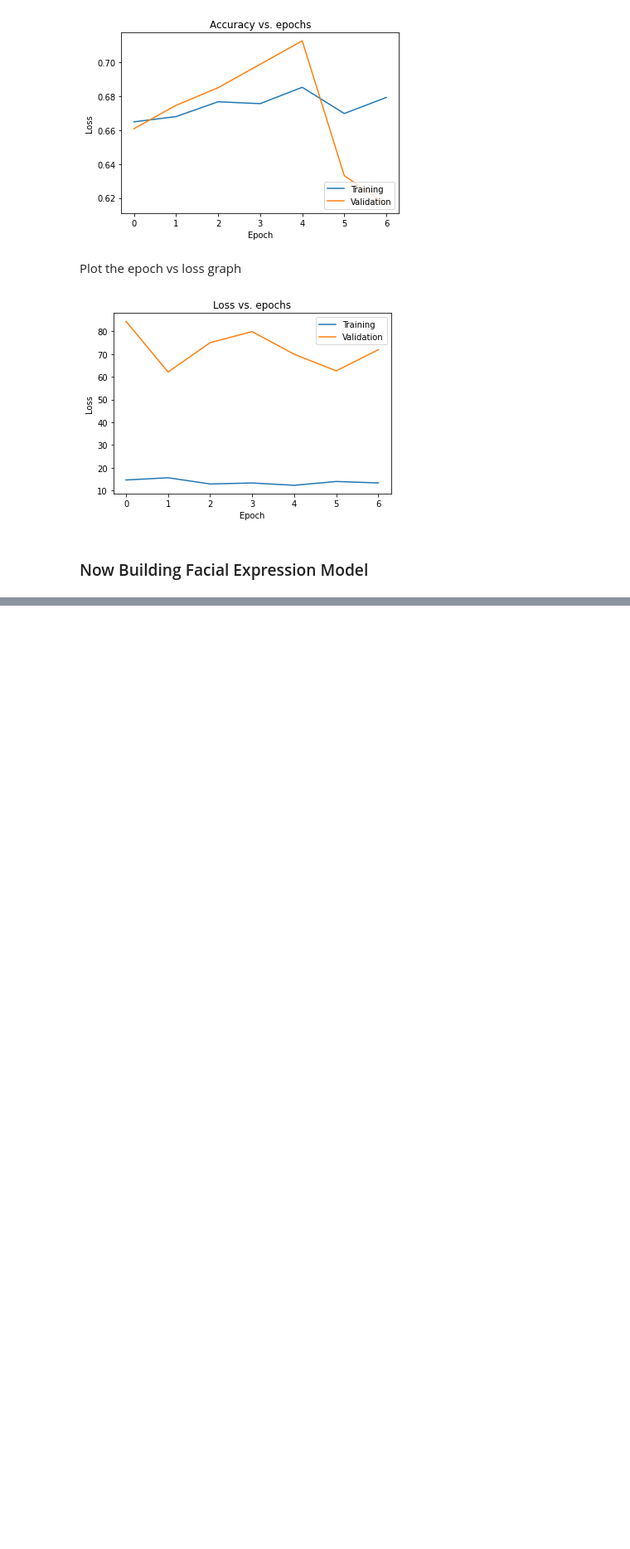
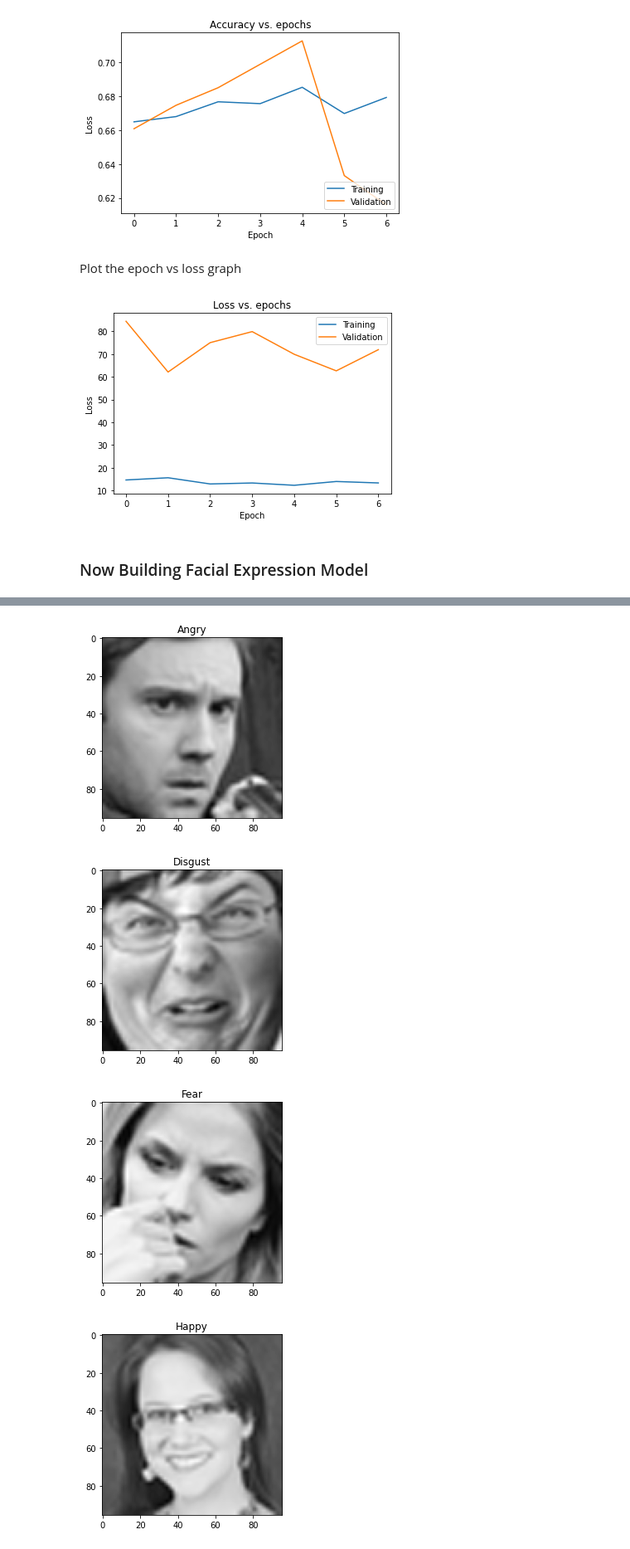
Before and after one commit to Satwikram/Emotion-AI, a Jupyter notebook: Emotion AI.ipynb, the cells around one changed output, grey strips where cells are left out. Shown at 83% size. Drawn from its saved outputs; the diff is of its cells as text; code cells hidden in the pictures; blank space fills up the shorter version.

```diff
--- a/Emotion AI.ipynb
+++ b/Emotion AI.ipynb
@@ -603,0 +691,2 @@ plt.show()
+# %%
+label_to_text = {0 : 'Angry', 1 : 'Disgust', 2 : 'Fear', 3 : 'Happy', 4 : 'Sad', 5 : 'Surprise', 6 : 'Neutral'}
@@ -603,0 +700,15 @@ plt.show()
+# %%
+emotions = [0, 1, 2, 3, 4, 5, 6]
+# %%
+for i in emotions:
+  data = facialexpression_df[facialexpression_df['emotion'] == i][:1]
+  img = data[' pixels'].item()
+  img = img.reshape(96, 96)
+  plt.figure()
+  plt.title(label_to_text[i])
+  plt.imshow(img, cmap = 'gray')
+# %% [output]
+[figure, added]
+[figure, added]
+[figure, added]
+[figure, added]
```
Also changed, not shown: parts of 44 cells of this notebook.
